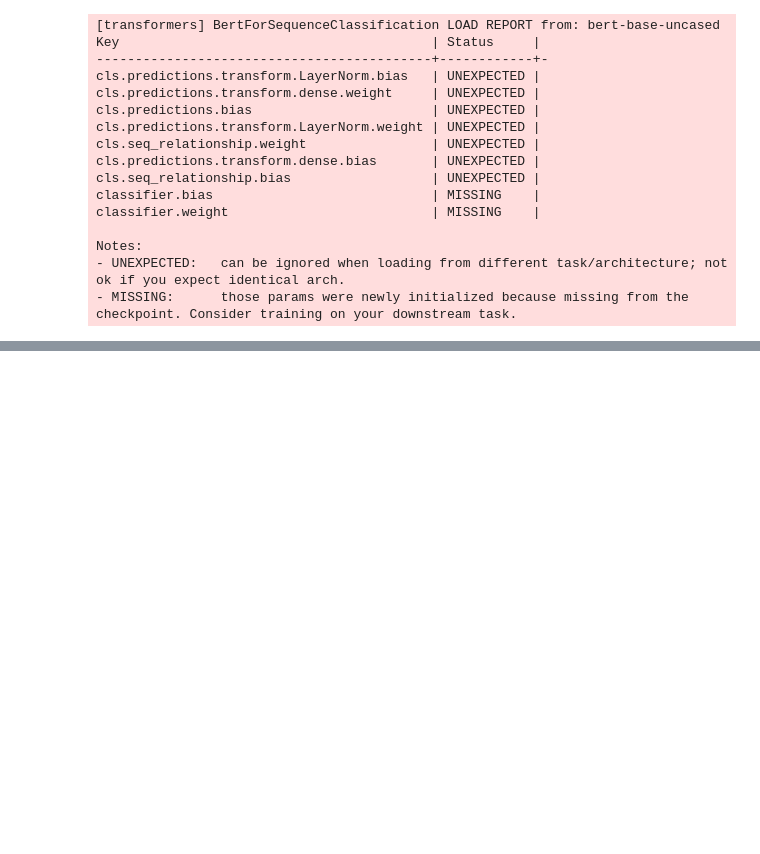
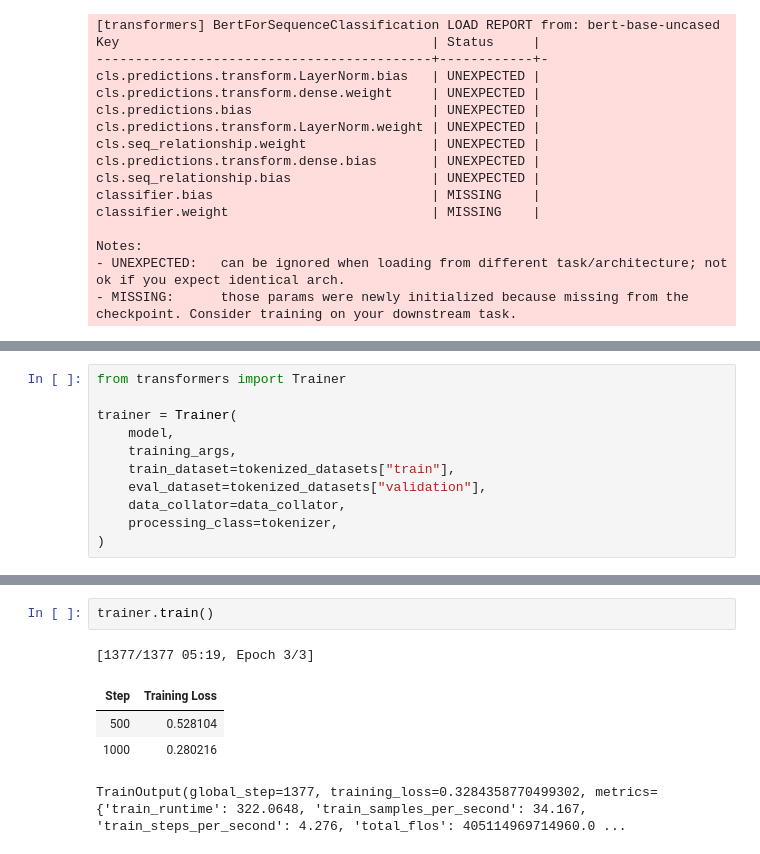
Before and after one commit to JoseAlberto88/Hugging-Face-LLM-Course, a Jupyter notebook: Fine_Tuning_A_Pretained_Model_.ipynb, the cells around one changed output, grey strips where cells are left out. Cells and saved outputs as stored; diff of their text form; blank space fills up the shorter version.

```diff
--- a/Fine_Tuning_A_Pretained_Model_.ipynb
+++ b/Fine_Tuning_A_Pretained_Model_.ipynb
@@ -351,0 +356,11 @@ Notes:
+# %%
+from transformers import Trainer
+
+trainer = Trainer(
+    model,
+    training_args,
+    train_dataset=tokenized_datasets["train"],
+    eval_dataset=tokenized_datasets["validation"],
+    data_collator=data_collator,
+    processing_class=tokenizer,
+)
@@ -351,0 +371,8 @@ Notes:
+# %%
+trainer.train()
+# %% [output]
+[1377/1377 05:19, Epoch 3/3]
+| Step | Training Loss |
+| 500 | 0.528104 |
+| 1000 | 0.280216 |
+TrainOutput(global_step=1377, training_loss=0.3284358770499302, metrics={'train_runtime': 322.0648, 'train_samples_per_second': 34.167, 'train_steps_per_second': 4.276, 'total_flos': 405114969714960.0 ...
```
Also changed, not shown: parts of 3 cells of this notebook.
